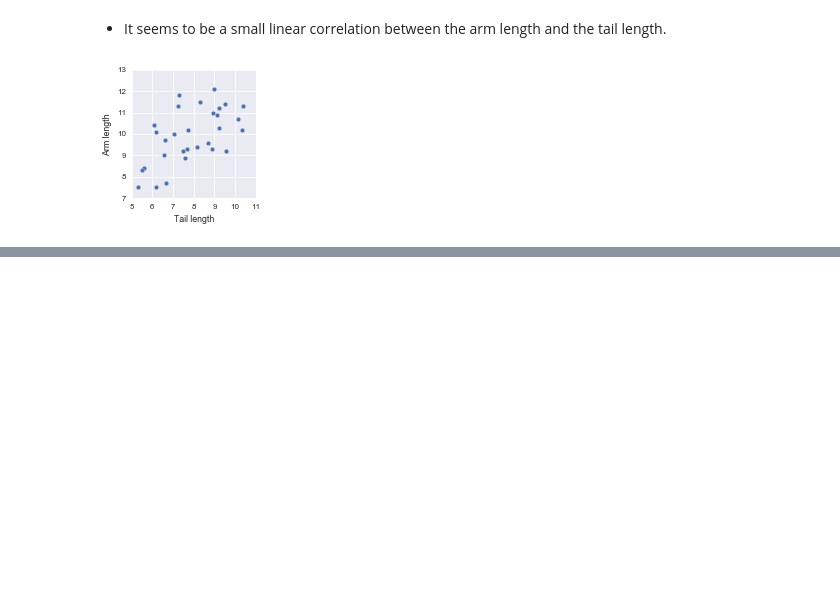
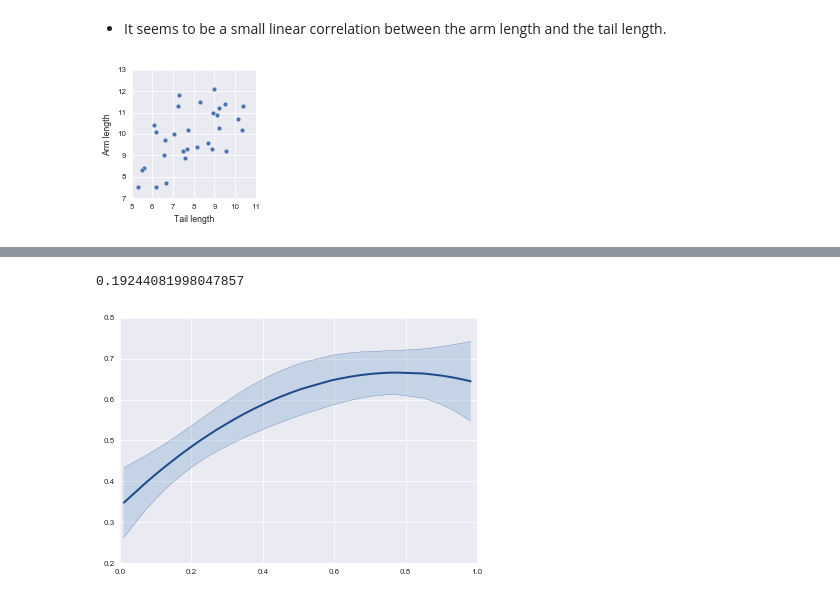
Before and after one commit to ggutierrez/SMFO, a Jupyter notebook: lab1/Lab1LinearRegression.ipynb, the cells around one changed output, grey strips where cells are left out. Cells and saved outputs as stored; diff of their text form; code cells hidden in the pictures; blank space fills up the shorter version.

```diff
--- a/lab1/Lab1LinearRegression.ipynb
+++ b/lab1/Lab1LinearRegression.ipynb
@@ -177,3 +227,23 @@ R2(X,F,B,np.asarray(beta))
+# %%
+# Compute the linear regression on scaled data
+scaler = preprocessing.MinMaxScaler(feature_range=(0.0,1.0))
+Xscaled = scaler.fit_transform(data[:,0:4])
+Yscaled = scaler.fit_transform(data[:,4:6])
+
+Fscaled = np.mean(Yscaled[:,0:1],axis=1)[:,None]
+tau2scaled = np.var(Yscaled[:,0] - Yscaled[:,1])/2.0
+(betaScaled,covBetaScaled) = LR(Xscaled,Fscaled,B,tau2scaled)
+
+# Predict for random generated data
+x = np.random.random_sample((50,Xscaled.shape[1]))
+x = np.sort(x, axis=0)
+
+mean_pred, cov_pred = predLR(x, B, betaScaled, covBetaScaled)
+plotModel(x[:,0:1], mean_pred, cov_pred)
+R2(Xscaled,Fscaled,B,betaScaled)
+# %% [output]
+0.19244081998047857
+[figure, added]
 # %%
 #########################
 ## Question 4
```
Also changed, not shown: parts of 13 cells of this notebook, 10 other files.
